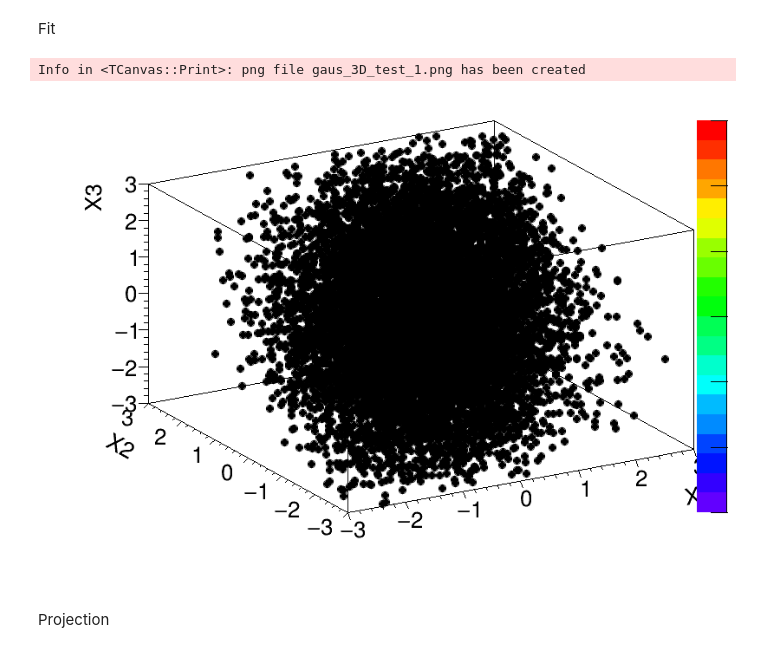
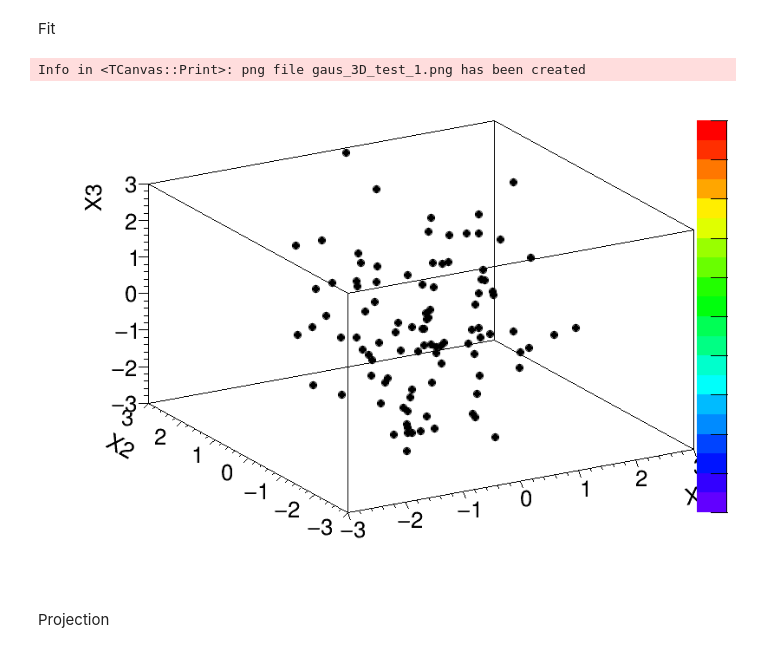
Before and after one commit to LailinXu/hepstat-tutorial, a Jupyter notebook: Fitting/rpc_reso_fit.py.nbconvert.ipynb, the cells around one changed output. Drawn from its saved outputs; the diff is of its cells as text; code cells hidden in the pictures.

```diff
--- a/Fitting/rpc_reso_fit.py.nbconvert.ipynb
+++ b/Fitting/rpc_reso_fit.py.nbconvert.ipynb
@@ -96,30 +97,30 @@ Fit
 # %%
 npar = 6 # mean: 3; sigma: 3
 g_s = R.TF3("gaus_s", gaus_3d, xmin, xmax, ymin, ymax, zmin, zmax, npar)
 g_s.SetParameter(0, 0.)
 g_s.SetParameter(1, 0.)
 g_s.SetParameter(2, 0.)
 g_s.SetParameter(3, 1.)
 g_s.SetParameter(4, 0.8)
 g_s.SetParameter(5, 1.2)
 
 hname = "3D"
 h_s = R.TH3F(hname, hname, nbinsx, xmin, xmax, nbinsy, ymin, ymax, nbinsz, zmin, zmax)
-h_s.FillRandom("gaus_s", 10000)
+h_s.FillRandom("gaus_s", 100)
 
 h_s.GetXaxis().SetRangeUser(-3, 3)
 h_s.GetYaxis().SetRangeUser(-3, 3)
 h_s.GetZaxis().SetRangeUser(-3, 3)
 h_s.GetXaxis().SetTitle("X1")
 h_s.GetYaxis().SetTitle("X2")
 h_s.GetZaxis().SetTitle("X3")
 
 h_s.Draw("colz")
 
 myc.Draw()
 myc.SaveAs("{0}_1.png".format(pname))
 # %% [output]
 Info in <TCanvas::Print>: png file gaus_3D_test_1.png has been created
-[figure, old version]
+[figure, new version]
 # %% [markdown]
 Projection
```
Also changed, not shown: parts of 25 cells of this notebook, 1 other file.
